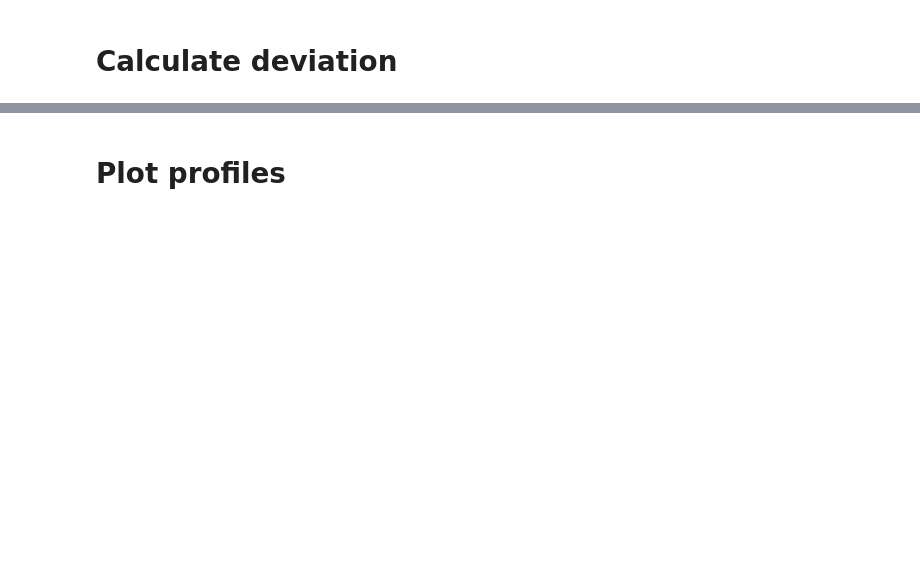
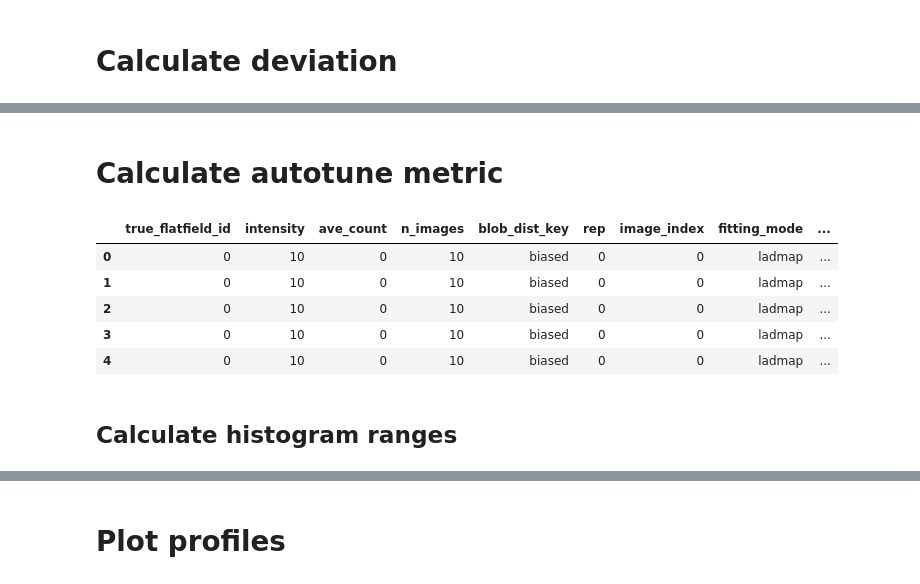
Before and after one commit to yfukai/BaSiCpy, a Jupyter notebook: misc_notebooks/analysis_for_publication/002a_benchmark_with_synthesized_data.ipynb, the cells around one changed output, grey strips where cells are left out. Cells and saved outputs as stored; diff of their text form; code cells hidden in the pictures; blank space fills up the shorter version.

```diff
--- a/misc_notebooks/analysis_for_publication/002a_benchmark_with_synthesized_data.ipynb
+++ b/misc_notebooks/analysis_for_publication/002a_benchmark_with_synthesized_data.ipynb
@@ -296,0 +387,12 @@ estimated_parameters_df.head()
+# %% [markdown]
+# Calculate autotune metric
+# %%
+estimated_parameters_df = pd.read_csv("wo_flatfield_estimated_parameters_df.csv", index_col=0)
+estimated_parameters_df.head()
+# %% [output]
+|  | true_flatfield_id | intensity | ave_count | n_images | blob_dist_key | rep | image_index | fitting_mode | ... |
+| 0 | 0 | 10 | 0 | 10 | biased | 0 | 0 | ladmap | ... |
+| 1 | 0 | 10 | 0 | 10 | biased | 0 | 0 | ladmap | ... |
+| 2 | 0 | 10 | 0 | 10 | biased | 0 | 0 | ladmap | ... |
+| 3 | 0 | 10 | 0 | 10 | biased | 0 | 0 | ladmap | ... |
+| 4 | 0 | 10 | 0 | 10 | biased | 0 | 0 | ladmap | ... |
@@ -296,0 +401,2 @@ estimated_parameters_df.head()
+# %% [markdown]
+## Calculate histogram ranges
```
Also changed, not shown: parts of 58 cells of this notebook, 4 other files.
